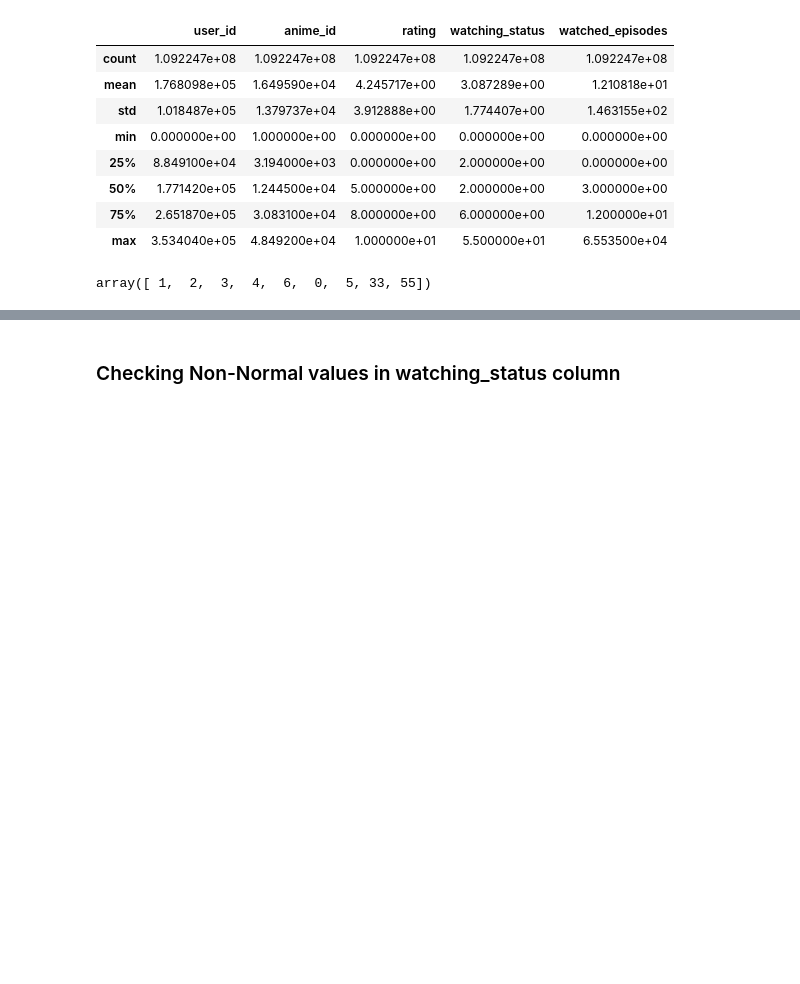
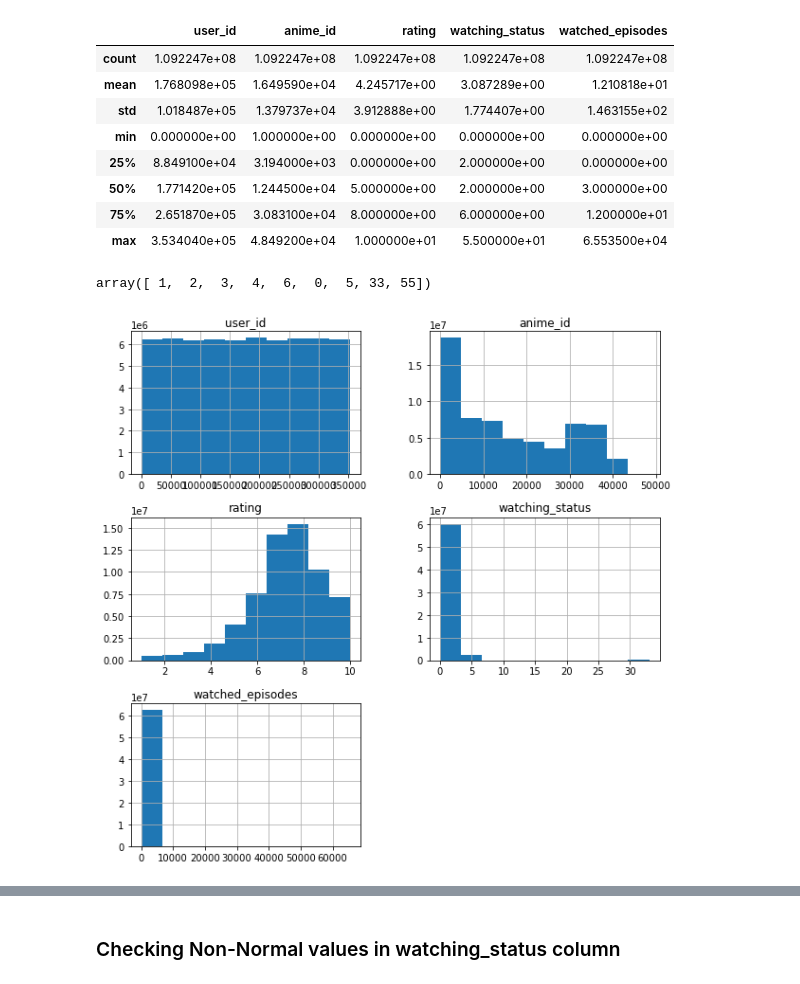
Before and after one commit to edgarg429/Anime_recommendation, a Jupyter notebook: Anime_Recommendation_Project.ipynb, the cells around one changed output, grey strips where cells are left out. Drawn from its saved outputs; the diff is of its cells as text; code cells hidden in the pictures; blank space fills up the shorter version.

```diff
--- a/Anime_Recommendation_Project.ipynb
+++ b/Anime_Recommendation_Project.ipynb
@@ -200,0 +276,4 @@ array([ 1,  2,  3,  4,  6,  0,  5, 33, 55])
+# %%
+anime_user_ratings.hist(figsize=(10,10));
+# %% [output]
+[figure, added]
```
Also changed, not shown: parts of 51 cells of this notebook, 1 other file.
